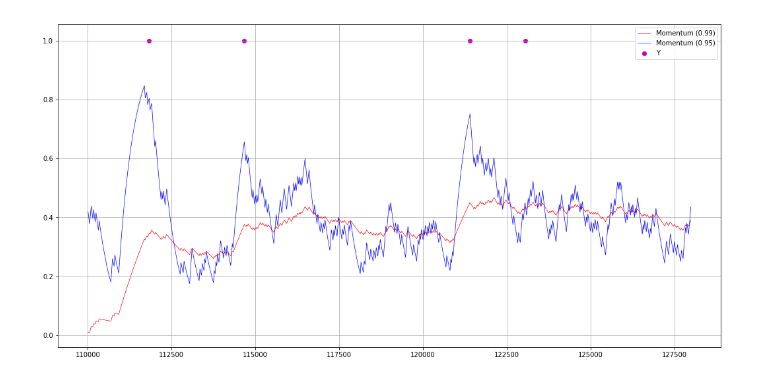
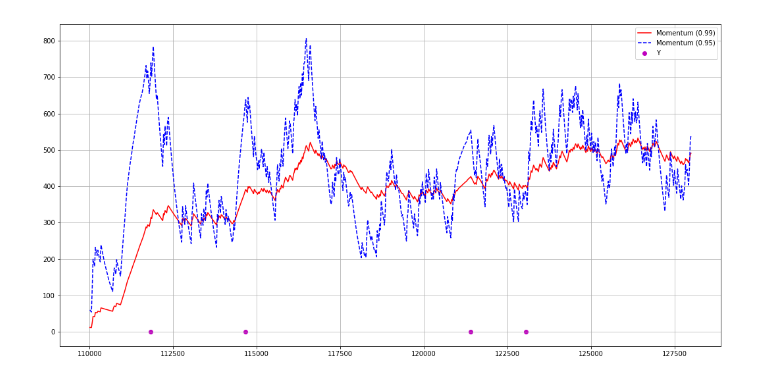
Before and after one commit to basask/traffic-data-analysis, a Jupyter notebook: notebooks/itapoa-momentum.ipynb, the cells around one changed output. Cells and saved outputs as stored; diff of their text form; code cells hidden in the pictures.

Commit message:
Adding noise aware algorith to momentum analysis

```diff
--- a/notebooks/itapoa-momentum.ipynb
+++ b/notebooks/itapoa-momentum.ipynb
@@ -13,10 +13,5 @@ data = pd.read_csv('../contagens/itapoa-01.csv', names=columns)
 data['Y'] = data['Y'].fillna(0)
 data['Label'] = data['Label'].fillna('')
 data['Time'] = data['Time'] - data['Time'].min()
-data['Distance'] = data['Distance'] < 8000
-
-acm = 0
-def momentum(distance, beta):
-    global acm
-    acm = acm * beta + (1 - beta) * distance
-    return acm
+data['Blocked'] = data['Distance'] < 8000
+data['Distance'] = data['Distance'] * data['Blocked']
@@ -23,16 +25,26 @@ def momentum(distance, beta):
 # %%
+acm = 0
+def momentum(distance, beta):
+    global acm
+    acm = acm * beta + (1 - beta) * distance
+    return acm
+
 time_window = 0.3 * 60 * 1000
 time_start = 110000
 time_end = time_start + time_window
 
 sample = data[(data.Time > time_start) & (data.Time <= time_end)].copy()
 Y = sample[sample.Y == 1].copy()
 
 plt.scatter(Y['Time'], Y['Y'], marker='o', color='m')
-plt.plot(sample['Time'], sample['Distance'].apply(momentum, args=(0.99,)), 'r', linewidth=0.7, label='Momentum (0.99)')
-plt.plot(sample['Time'], sample['Distance'].apply(momentum, args=(0.95,)), 'b', linewidth=0.7, label='Momentum (0.95)')
+
+acm = 0
+plt.plot(sample['Time'], sample['Distance'].apply(momentum, args=(0.99,)), 'r', label='Momentum (0.99)')
+
+acm = 0
+plt.plot(sample['Time'], sample['Distance'].apply(momentum, args=(0.95,)), 'b--', label='Momentum (0.95)')
 
 plt.grid(True)
 plt.legend();
 # %% [output]
-[figure, old version]
+[figure, new version]
```
Also changed, not shown: parts of 6 cells of this notebook.
